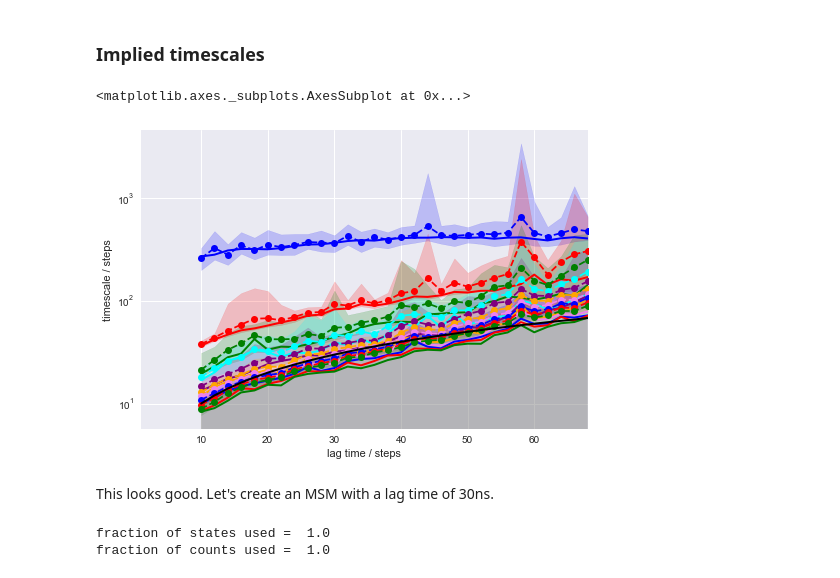
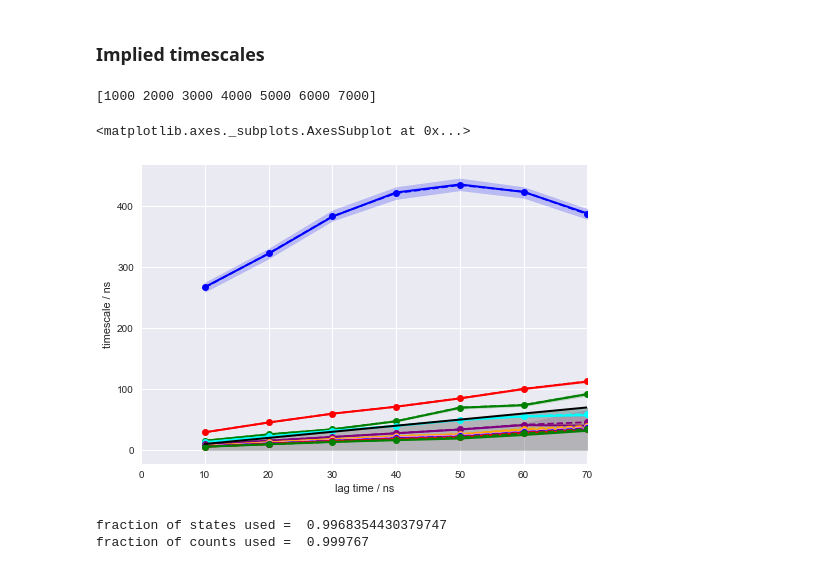
Before and after one commit to RobertArbon/AADH_Analysis, a Jupyter notebook: Exploratory_models/Dihedrals.ipynb, the cells around one changed output. Drawn from its saved outputs; the diff is of its cells as text; code cells hidden in the pictures.

```diff
--- a/Exploratory_models/Dihedrals.ipynb
+++ b/Exploratory_models/Dihedrals.ipynb
@@ -90,6 +90,6 @@ A lag time of 30ns seems reasonable as any less than that adds more dimensions n
 # %%
-tica_lag = 30
-tica_obj = coor.tica(inp, lag=int(tica_lag/dt), var_cutoff=0.95, kinetic_map=True, stride=100)
+tica_lag = 55
+tica_obj = coor.tica(inp, lag=int(tica_lag/dt), var_cutoff=0.95, kinetic_map=True, stride=stride)
 # %%
 Y = tica_obj.get_output()
 # %%
@@ -142,4 +143,5 @@ clustering = coor.cluster_kmeans(Y,k=n_clusters, max_iter=100, stride=stride)
 # %%
-dtrajs = clustering.get_output(stride=stride)
+dtrajs = clustering.dtrajs
 # %%
-dtrajs = [dtraj.flatten() for dtraj in dtrajs]
+# dtrajs = [dtraj.flatten() for dtraj in dtrajs]
+dtrajs[0].shape
@@ -158,17 +160,22 @@ its = msm.timescales_msm(dtrajs, lags=list(np.arange(10, 70, 2)), nits=10, error
+# %%
+lags_ns = np.arange(10, 71, 10)
+lags_steps = (lags_ns/dt).astype(int)
+print(lags_steps)
+its = msm.timescales_msm(dtrajs, lags=list(lags_steps), nits=10, errors='bayes', nsamples=100)
+# %% [output]
+[1000 2000 3000 4000 5000 6000 7000]
 # %%
 matplotlib.rcParams.update({'font.size': 14})
-mplt.plot_implied_timescales(its, ylog=True, units='steps', linewidth=2)
-# xlim(0, 100); ylim(0, 120);
+mplt.plot_implied_timescales(its, ylog=False, units='ns', linewidth=2, dt=0.01)
 # %% [output]
 <matplotlib.axes._subplots.AxesSubplot at 0x...>
-[figure, old version]
+[figure, new version]
-# %% [markdown]
-This looks good.  Let's create an MSM with a lag time of 30ns.
 # %%
-msm_lag = 30
-M = msm.estimate_markov_model(dtrajs, msm_lag)
+msm_lag = int(50/dt)
+M = msm.bayesian_markov_model(dtrajs=dtrajs, lag=msm_lag, nsamples=100, count_mode='effective')
+
 print('fraction of states used = ', M.active_state_fraction)
 print('fraction of counts used = ', M.active_count_fraction)
 # %% [output]
-fraction of states used =  1.0
-fraction of counts used =  1.0
+fraction of states used =  0.9968354430379747
+fraction of counts used =  0.999767
```
Also changed, not shown: parts of 26 cells of this notebook.
